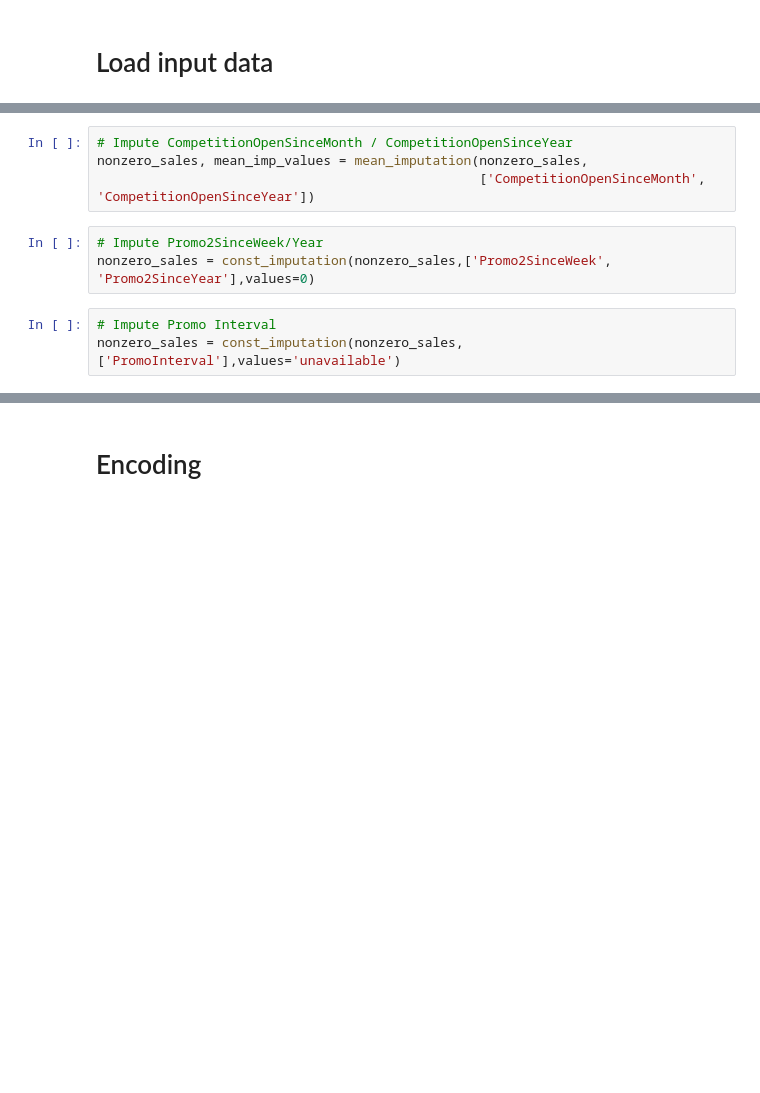
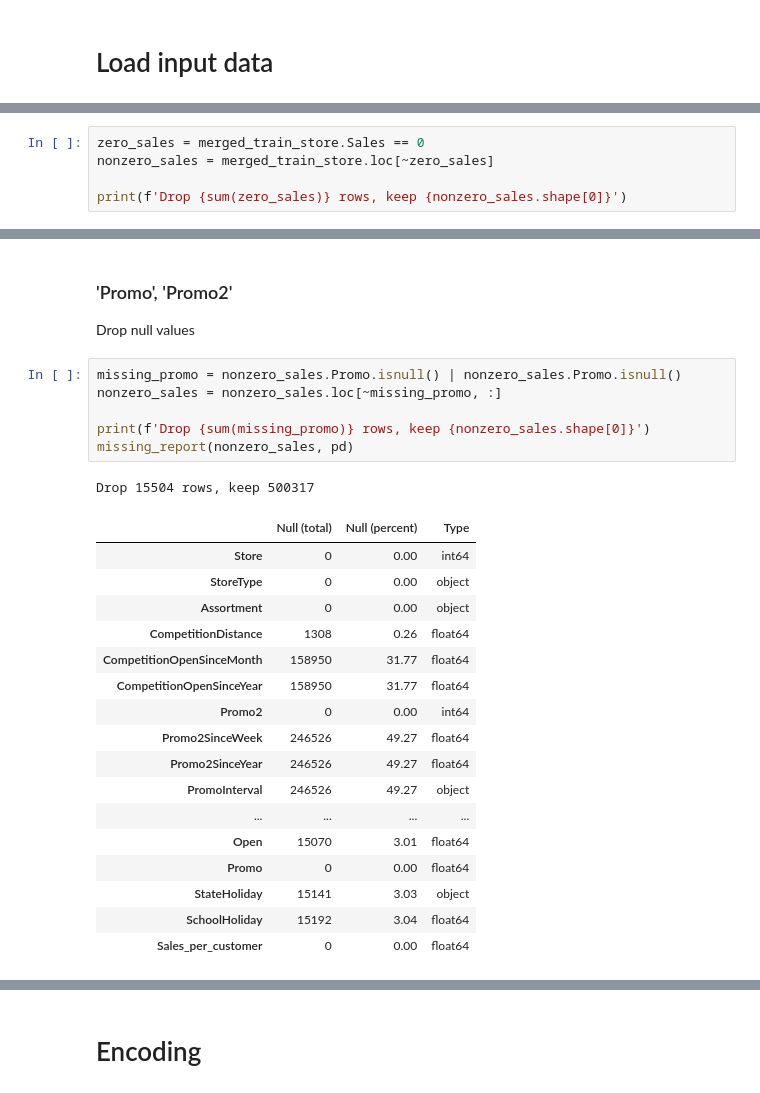
Before and after one commit to wrijupan/Rossmann-DSR-minicomp, a Jupyter notebook: notebooks/05b.ipynb, the cells around one changed output, grey strips where cells are left out. Cells and saved outputs as stored; diff of their text form; blank space fills up the shorter version.

```diff
--- a/notebooks/05b.ipynb
+++ b/notebooks/05b.ipynb
@@ -35,0 +35,5 @@ nonzero_sales = nonzero_sales.dropna(axis=0, subset=['CompetitionDistance','Stat
+# %%
+zero_sales = merged_train_store.Sales == 0
+nonzero_sales = merged_train_store.loc[~zero_sales]
+
+print(f'Drop {sum(zero_sales)} rows, keep {nonzero_sales.shape[0]}')
@@ -103,10 +82,28 @@ dtype: float64
-# %%
-# Impute CompetitionOpenSinceMonth / CompetitionOpenSinceYear
-nonzero_sales, mean_imp_values = mean_imputation(nonzero_sales,
-                                                 ['CompetitionOpenSinceMonth', 'CompetitionOpenSinceYear'])
-# %%
-# Impute Promo2SinceWeek/Year
-nonzero_sales = const_imputation(nonzero_sales,['Promo2SinceWeek', 'Promo2SinceYear'],values=0)
-# %%
-# Impute Promo Interval
-nonzero_sales = const_imputation(nonzero_sales,['PromoInterval'],values='unavailable')
+# %% [markdown]
+### 'Promo', 'Promo2'
+Drop null values
+# %%
+missing_promo = nonzero_sales.Promo.isnull() | nonzero_sales.Promo.isnull()
+nonzero_sales = nonzero_sales.loc[~missing_promo, :]
+
+print(f'Drop {sum(missing_promo)} rows, keep {nonzero_sales.shape[0]}')
+missing_report(nonzero_sales, pd)
+# %% [output]
+Drop 15504 rows, keep 500317
+|  | Null (total) | Null (percent) | Type |
+| Store | 0 | 0.00 | int64 |
+| StoreType | 0 | 0.00 | object |
+| Assortment | 0 | 0.00 | object |
+| CompetitionDistance | 1308 | 0.26 | float64 |
+| CompetitionOpenSinceMonth | 158950 | 31.77 | float64 |
+| CompetitionOpenSinceYear | 158950 | 31.77 | float64 |
+| Promo2 | 0 | 0.00 | int64 |
+| Promo2SinceWeek | 246526 | 49.27 | float64 |
+| Promo2SinceYear | 246526 | 49.27 | float64 |
+| PromoInterval | 246526 | 49.27 | object |
+| ... | ... | ... | ... |
+| Open | 15070 | 3.01 | float64 |
+| Promo | 0 | 0.00 | float64 |
+| StateHoliday | 15141 | 3.03 | object |
+| SchoolHoliday | 15192 | 3.04 | float64 |
+| Sales_per_customer | 0 | 0.00 | float64 |
```
Also changed, not shown: parts of 34 cells of this notebook, 1 other file.
